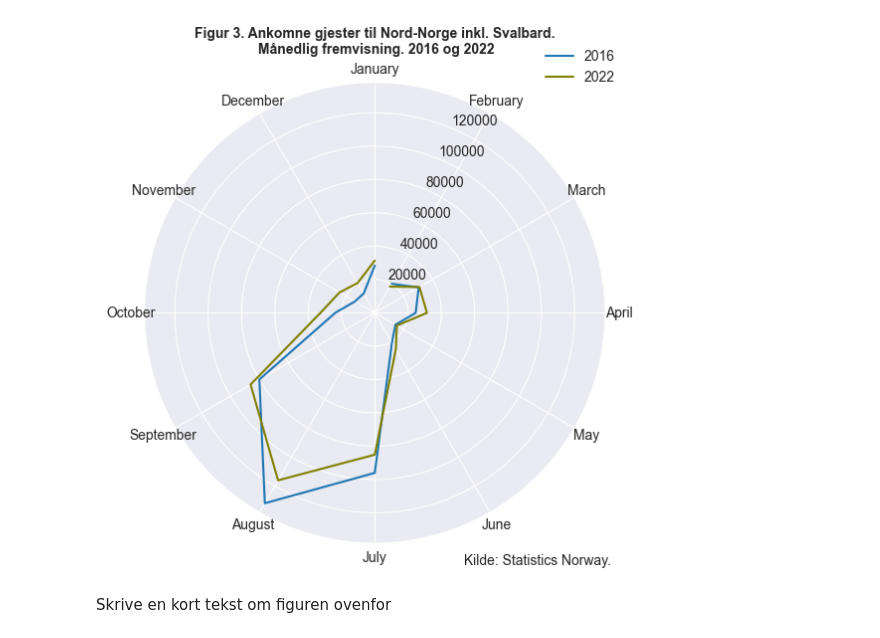
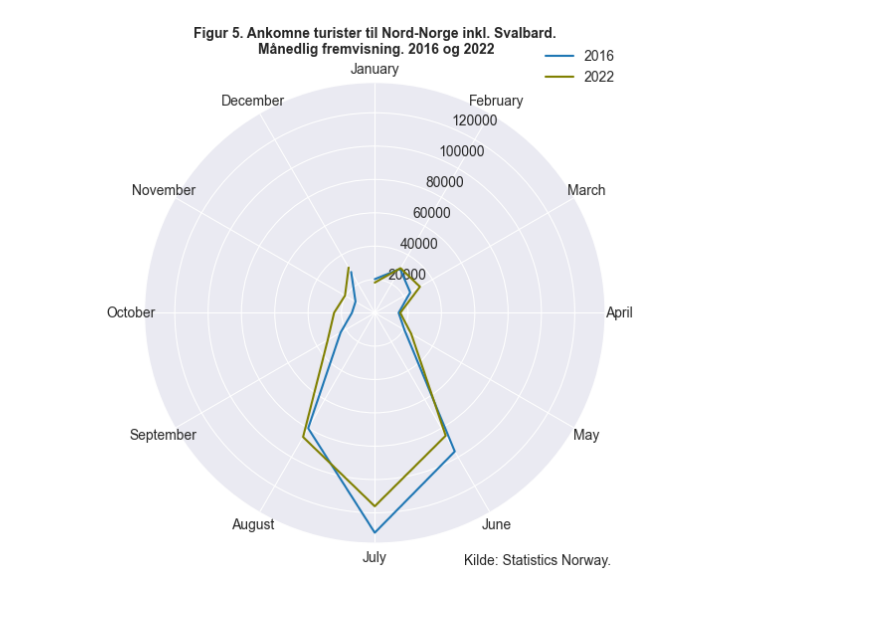
Before and after one commit to DanielFabioG/SOK-1003-og-SOK-1006, a Jupyter notebook: sok-1006/Mappeoppgaver/Mikro_V2023_1006.ipynb, the cells around one changed output. Drawn from its saved outputs; the diff is of its cells as text; code cells hidden in the pictures; blank space fills up the shorter version.

```diff
--- a/sok-1006/Mappeoppgaver/Mikro_V2023_1006.ipynb
+++ b/sok-1006/Mappeoppgaver/Mikro_V2023_1006.ipynb
@@ -706,30 +1133,36 @@ last_year = last_year.groupby(['måned']).sum(numeric_only=True)
 # %%
 # Starting the polar plot
 fig = plt.figure(figsize=(8.5, 6))
 ax = fig.add_subplot(111, polar=True)
 
 # Plot the data for the first year
-ax.plot(first_year.index.month / 12 * 2 * np.pi, first_year['value'], label='2016', color = '#1f77b4')
+ax.plot((first_year.index.month - 1) / 12 * 2 * np.pi, first_year['value'], label='2016', color = '#1f77b4')
+
 # Plot the data for the last year
-ax.plot(last_year.index.month / 12 * 2 * np.pi, last_year['value'], label='2022', color = 'olive')
-
-ax.set_title('Figur 3. Ankomne gjester til Nord-Norge inkl. Svalbard.\n Månedlig fremvisning. 2016 og 2022', fontsize=10, fontweight='bold')
+ax.plot((last_year.index.month - 1) / 12 * 2 * np.pi, last_year['value'], label='2022', color = 'olive')
 
 # Set the xticks to the number of months.
 ax.set_xticks(np.linspace(0, 2 * np.pi, 12, endpoint=False))
+
 # Setting the monthly ticks
 ax.set_xticklabels(['January', 'February', 'March', 'April', 'May', 'June', 'July', 'August', 'September', 'October', 'November', 'December'])
+
+# Setting the title
+ax.set_title('Figur 5. Ankomne turister til Nord-Norge inkl. Svalbard.\n Månedlig fremvisning. 2016 og 2022', fontsize=10, fontweight='bold')
+
 # Setting the location of the zero
 ax.set_theta_zero_location('N')
+
 #  Setting the direction of the plot
 ax.set_theta_direction(-1)
+
 #Fixing the y-axis
 ax.set_yticklabels
+
 # Source
 ax.text(x=2.8, y=160000, s='Kilde: Statistics Norway.', fontsize=10)
+
 #  Setting the legend
 ax.legend(loc='upper right', bbox_to_anchor=(1.05, 1.1), fontsize=10);
 # %% [output]
-[figure, old version]
+[figure, new version]
-# %% [markdown]
-Skrive en kort tekst om figuren ovenfor
```
Also changed, not shown: parts of 29 cells of this notebook, 2 other files.
